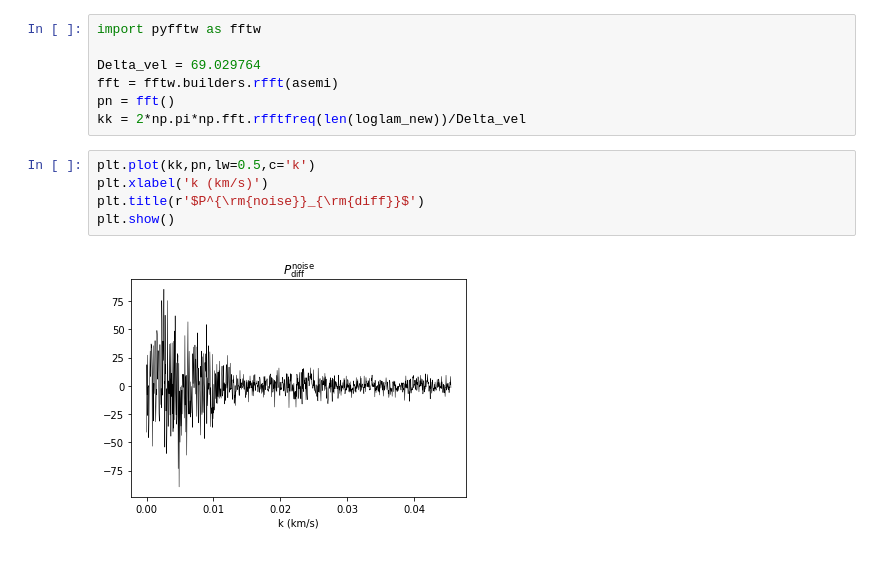
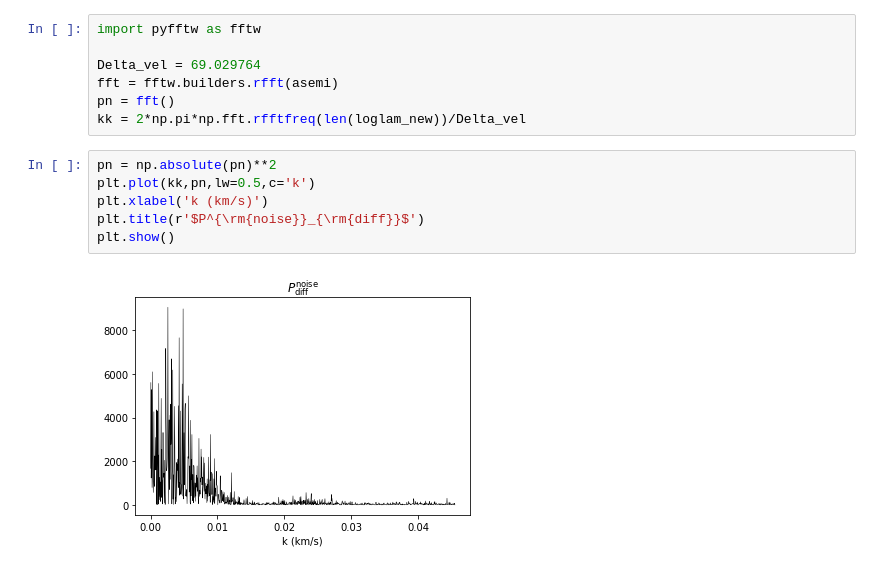
Before and after one commit to LittleLin1999/LYA-BAO, a Jupyter notebook: noise_spec.ipynb, the cells around one changed output. Cells and saved outputs as stored; diff of their text form.

```diff
--- a/noise_spec.ipynb
+++ b/noise_spec.ipynb
@@ -85,9 +85,10 @@ fft = fftw.builders.rfft(asemi)
 pn = fft()
 kk = 2*np.pi*np.fft.rfftfreq(len(loglam_new))/Delta_vel
 # %%
+pn = np.absolute(pn)**2
 plt.plot(kk,pn,lw=0.5,c='k')
 plt.xlabel('k (km/s)')
 plt.title(r'$P^{\rm{noise}}_{\rm{diff}}$')
 plt.show()
 # %% [output]
-[figure, old version]
+[figure, new version]
```
